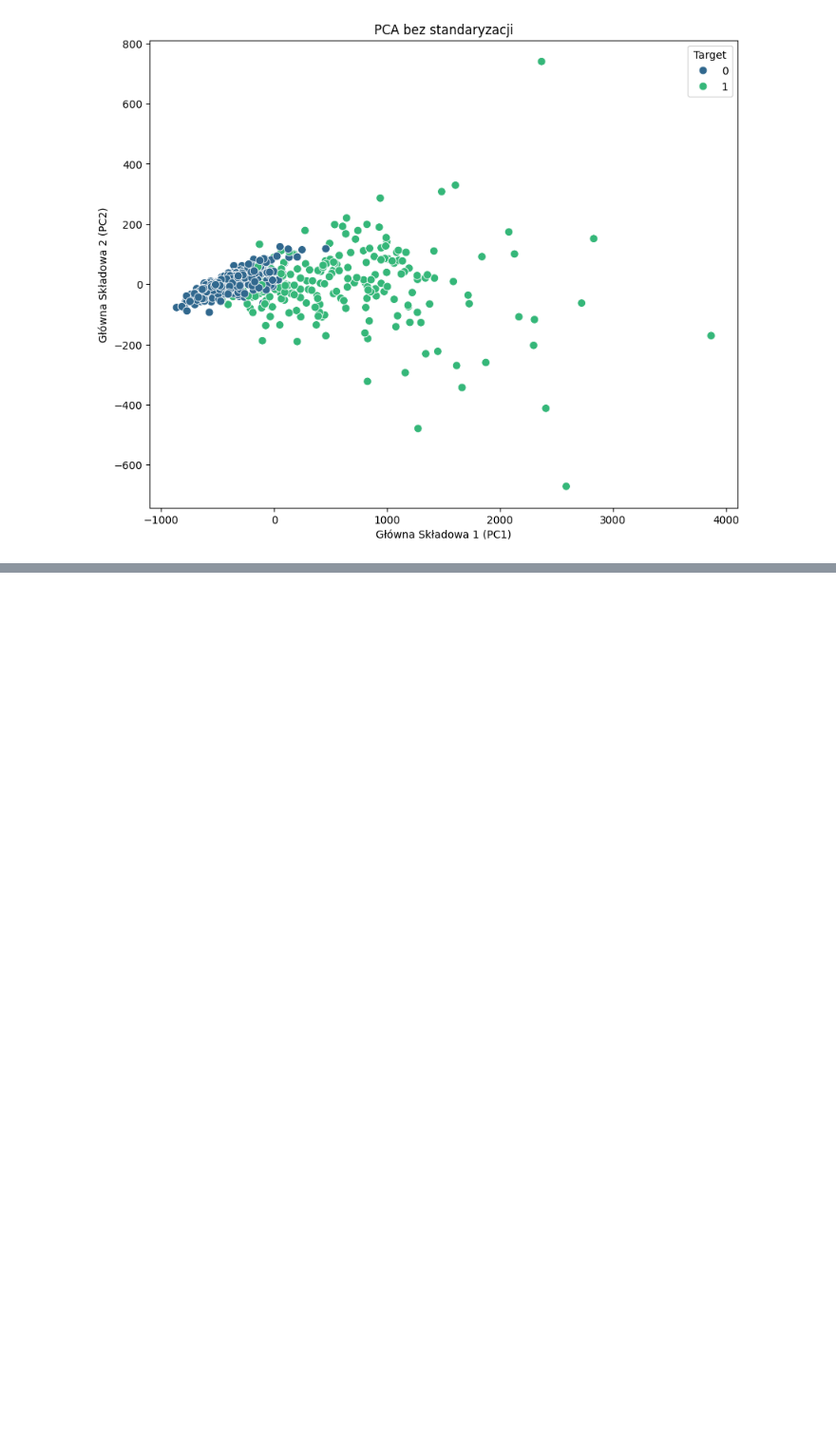
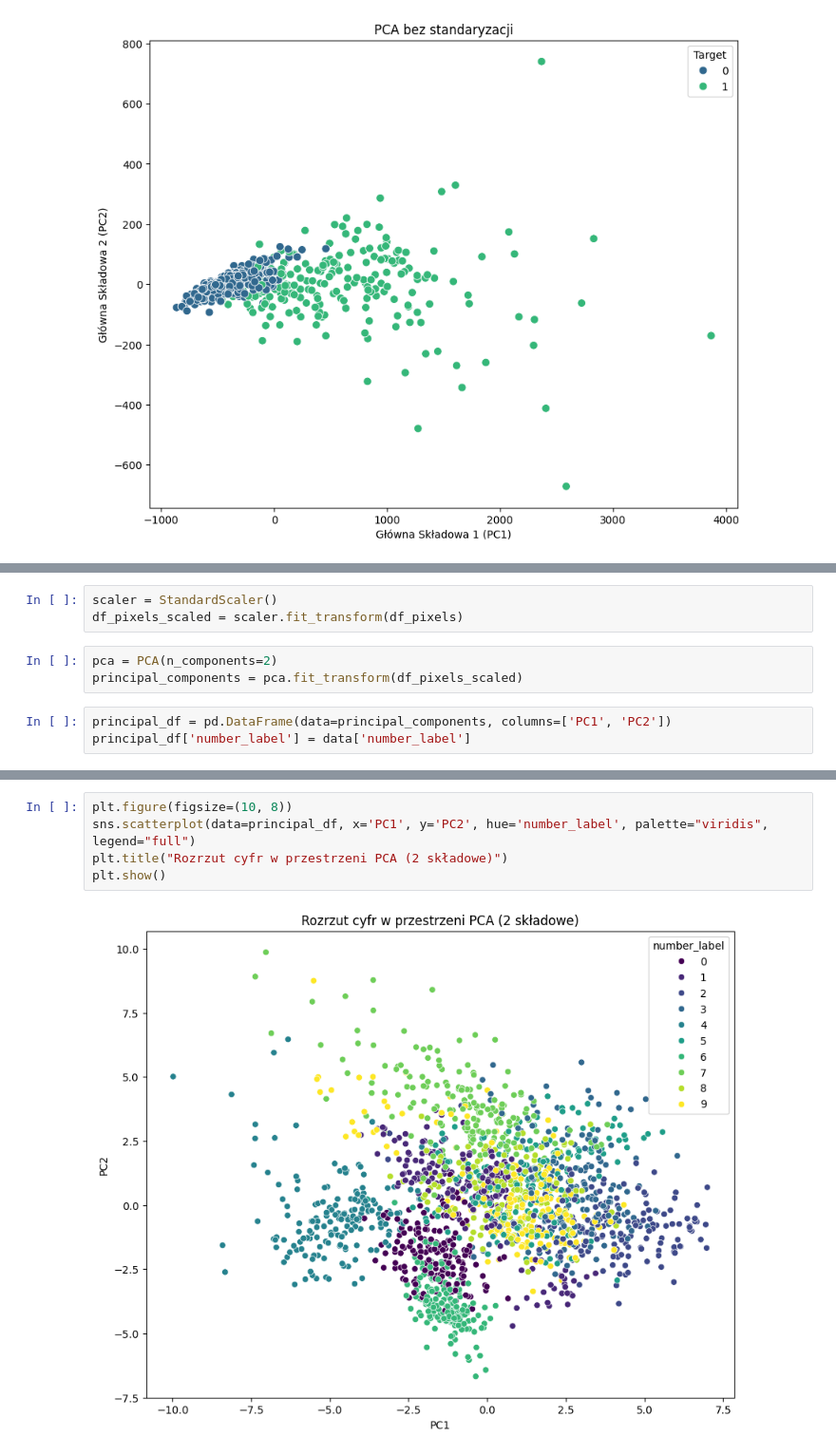
Before and after one commit to juliaduch/maszynowa_analiza_danych, a Jupyter notebook: Duch_Julia_LMAD_PSI_L5.ipynb, the cells around one changed output, grey strips where cells are left out. Shown at 95% size. Cells and saved outputs as stored; diff of their text form; blank space fills up the shorter version.

Commit message:
zadanie 2 full

```diff
--- a/Duch_Julia_LMAD_PSI_L5.ipynb
+++ b/Duch_Julia_LMAD_PSI_L5.ipynb
@@ -156,0 +213,9 @@ plt.show()
+# %%
+scaler = StandardScaler()
+df_pixels_scaled = scaler.fit_transform(df_pixels)
+# %%
+pca = PCA(n_components=2)
+principal_components = pca.fit_transform(df_pixels_scaled)
+# %%
+principal_df = pd.DataFrame(data=principal_components, columns=['PC1', 'PC2'])
+principal_df['number_label'] = data['number_label']
@@ -156,0 +272,7 @@ plt.show()
+# %%
+plt.figure(figsize=(10, 8))
+sns.scatterplot(data=principal_df, x='PC1', y='PC2', hue='number_label', palette="viridis", legend="full")
+plt.title("Rozrzut cyfr w przestrzeni PCA (2 składowe)")
+plt.show()
+# %% [output]
+[figure, added]
```
Also changed, not shown: parts of 24 cells of this notebook, 1 other file.
